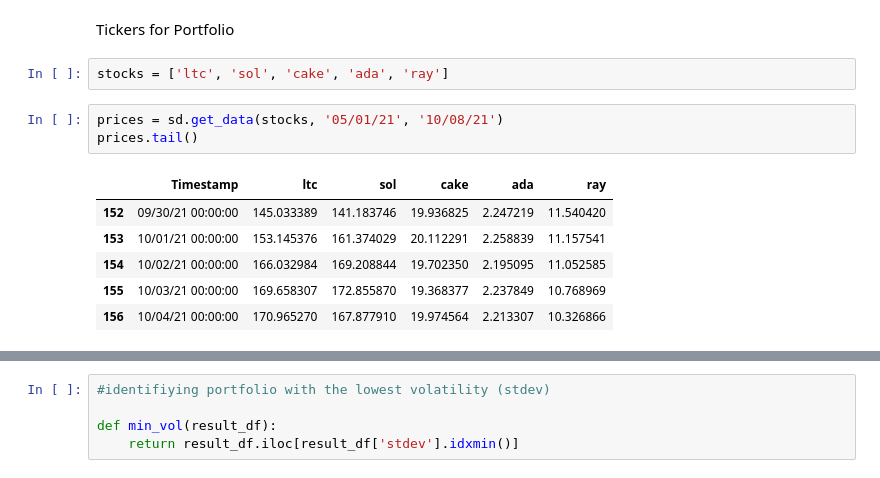
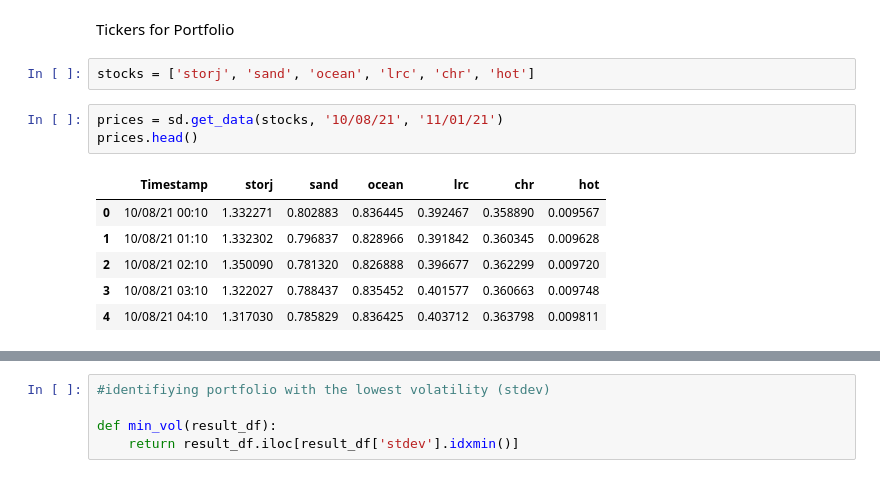
Before and after one commit to jblanco89/MonteCarlo_Portfolio, a Jupyter notebook: portfolio.ipynb, the cells around one changed output, grey strips where cells are left out. Drawn from its saved outputs; the diff is of its cells as text.

```diff
--- a/portfolio.ipynb
+++ b/portfolio.ipynb
@@ -18,15 +18,15 @@ import time
 import StocksData as sd
 # %% [markdown]
 Tickers for Portfolio
-# %%
-stocks = ['ltc', 'sol', 'cake', 'ada', 'ray']
+# %%
+stocks = ['storj', 'sand', 'ocean', 'lrc', 'chr', 'hot']
 # %%
-prices = sd.get_data(stocks, '05/01/21', '10/08/21')
-prices.tail()
+prices = sd.get_data(stocks, '10/08/21', '11/01/21')
+prices.head()
 # %% [output]
-|  | Timestamp | ltc | sol | cake | ada | ray |
-| 152 | 09/30/21 00:00:00 | 145.033389 | 141.183746 | 19.936825 | 2.247219 | 11.540420 |
-| 153 | 10/01/21 00:00:00 | 153.145376 | 161.374029 | 20.112291 | 2.258839 | 11.157541 |
-| 154 | 10/02/21 00:00:00 | 166.032984 | 169.208844 | 19.702350 | 2.195095 | 11.052585 |
-| 155 | 10/03/21 00:00:00 | 169.658307 | 172.855870 | 19.368377 | 2.237849 | 10.768969 |
-| 156 | 10/04/21 00:00:00 | 170.965270 | 167.877910 | 19.974564 | 2.213307 | 10.326866 |
+|  | Timestamp | storj | sand | ocean | lrc | chr | hot |
+| 0 | 10/08/21 00:10 | 1.332271 | 0.802883 | 0.836445 | 0.392467 | 0.358890 | 0.009567 |
+| 1 | 10/08/21 01:10 | 1.332302 | 0.796837 | 0.828966 | 0.391842 | 0.360345 | 0.009628 |
+| 2 | 10/08/21 02:10 | 1.350090 | 0.781320 | 0.826888 | 0.396677 | 0.362299 | 0.009720 |
+| 3 | 10/08/21 03:10 | 1.322027 | 0.788437 | 0.835452 | 0.401577 | 0.360663 | 0.009748 |
+| 4 | 10/08/21 04:10 | 1.317030 | 0.785829 | 0.836425 | 0.403712 | 0.363798 | 0.009811 |
```
Also changed, not shown: parts of 17 cells of this notebook.
